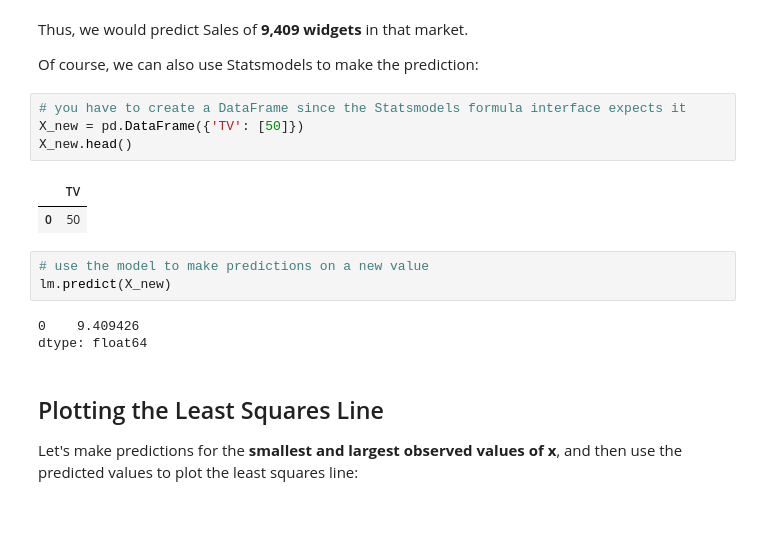
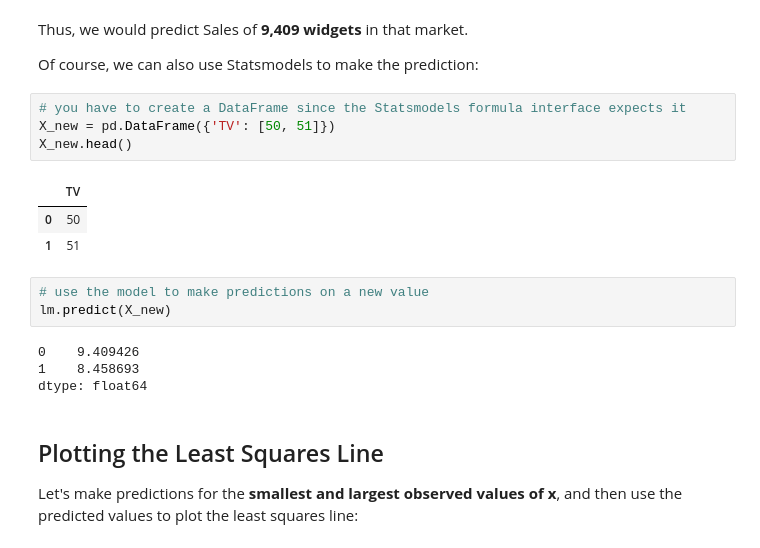
Before and after one commit to ericharley/xbus504, a Jupyter notebook: Notebooks/6. Regression/5. linear_regression.ipynb, the cells around one changed output. Saved outputs shown, nothing was run; the diff lists cells and outputs as text; blank space fills up the shorter version.

```diff
--- a/Notebooks/6. Regression/5. linear_regression.ipynb
+++ b/Notebooks/6. Regression/5. linear_regression.ipynb
@@ -153,16 +153,18 @@ Thus, we would predict Sales of **9,409 widgets** in that market.
 Of course, we can also use Statsmodels to make the prediction:
 # %%
 # you have to create a DataFrame since the Statsmodels formula interface expects it
-X_new = pd.DataFrame({'TV': [50]})
+X_new = pd.DataFrame({'TV': [50, 51]})
 X_new.head()
 # %% [output]
 |  | TV |
 | 0 | 50 |
+| 1 | 51 |
 # %%
 # use the model to make predictions on a new value
 lm.predict(X_new)
 # %% [output]
 0    9.409426
+1    8.458693
 dtype: float64
 # %% [markdown]
 ## Plotting the Least Squares Line
```
Also changed, not shown: parts of 6 cells of this notebook, 11 other files.
